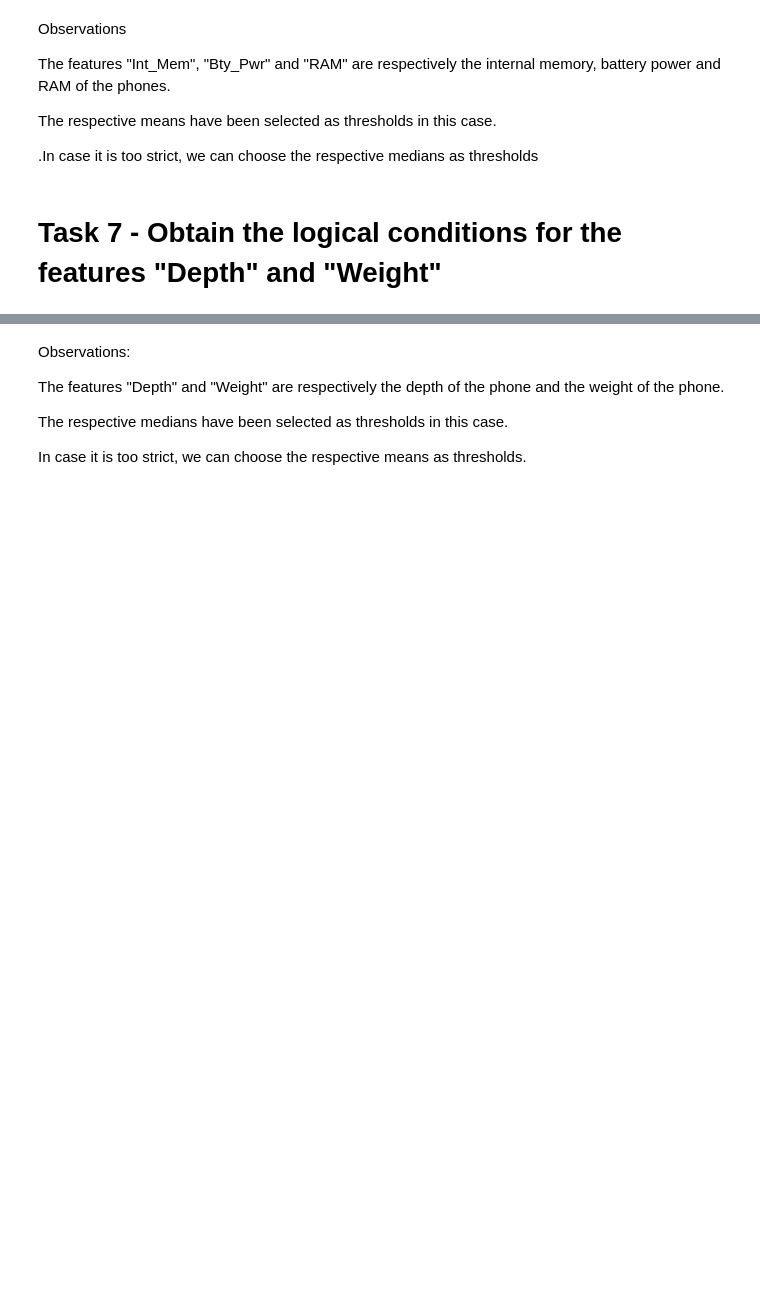
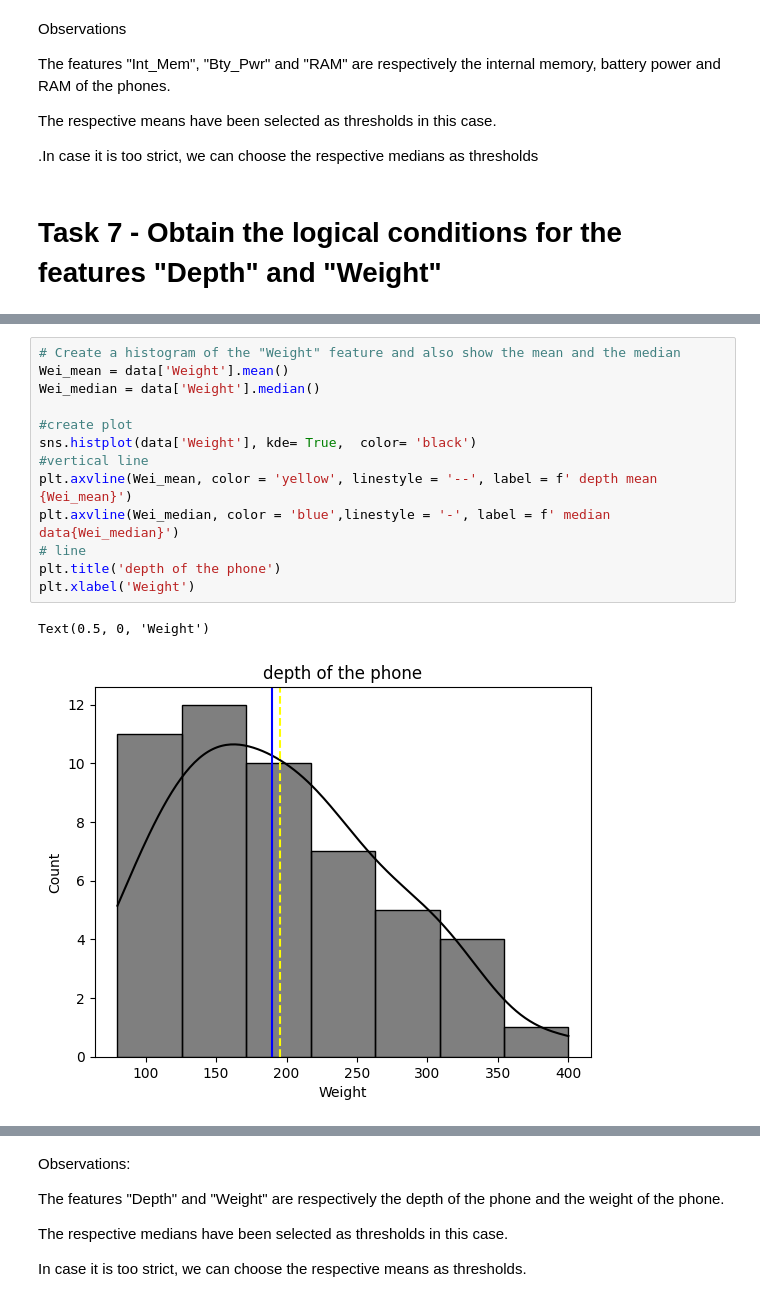
Before and after one commit to Subodhoraw/statistics-module-, a Jupyter notebook: Statistics Module Assignment.ipynb, the cells around one changed output, grey strips where cells are left out. Cells and saved outputs as stored; diff of their text form; blank space fills up the shorter version.

```diff
--- a/Statistics Module Assignment.ipynb
+++ b/Statistics Module Assignment.ipynb
@@ -639,3 +650,19 @@ for i, col in enumerate(feature_names):
+# %%
+# Create a histogram of the "Weight" feature and also show the mean and the median
+Wei_mean = data['Weight'].mean()
+Wei_median = data['Weight'].median()
+
+#create plot
+sns.histplot(data['Weight'], kde= True,  color= 'black')
+#vertical line
+plt.axvline(Wei_mean, color = 'yellow', linestyle = '--', label = f' depth mean {Wei_mean}')
+plt.axvline(Wei_median, color = 'blue',linestyle = '-', label = f' median data{Wei_median}')
+# line
+plt.title('depth of the phone')
+plt.xlabel('Weight')
+# %% [output]
+Text(0.5, 0, 'Weight')
+[figure, added]
 # %%
 # The children want phones that are light weight and slim
 # Consider the phones that have depth and weight less than or equal to the respective median values in the data set
```
Also changed, not shown: parts of 13 cells of this notebook.
